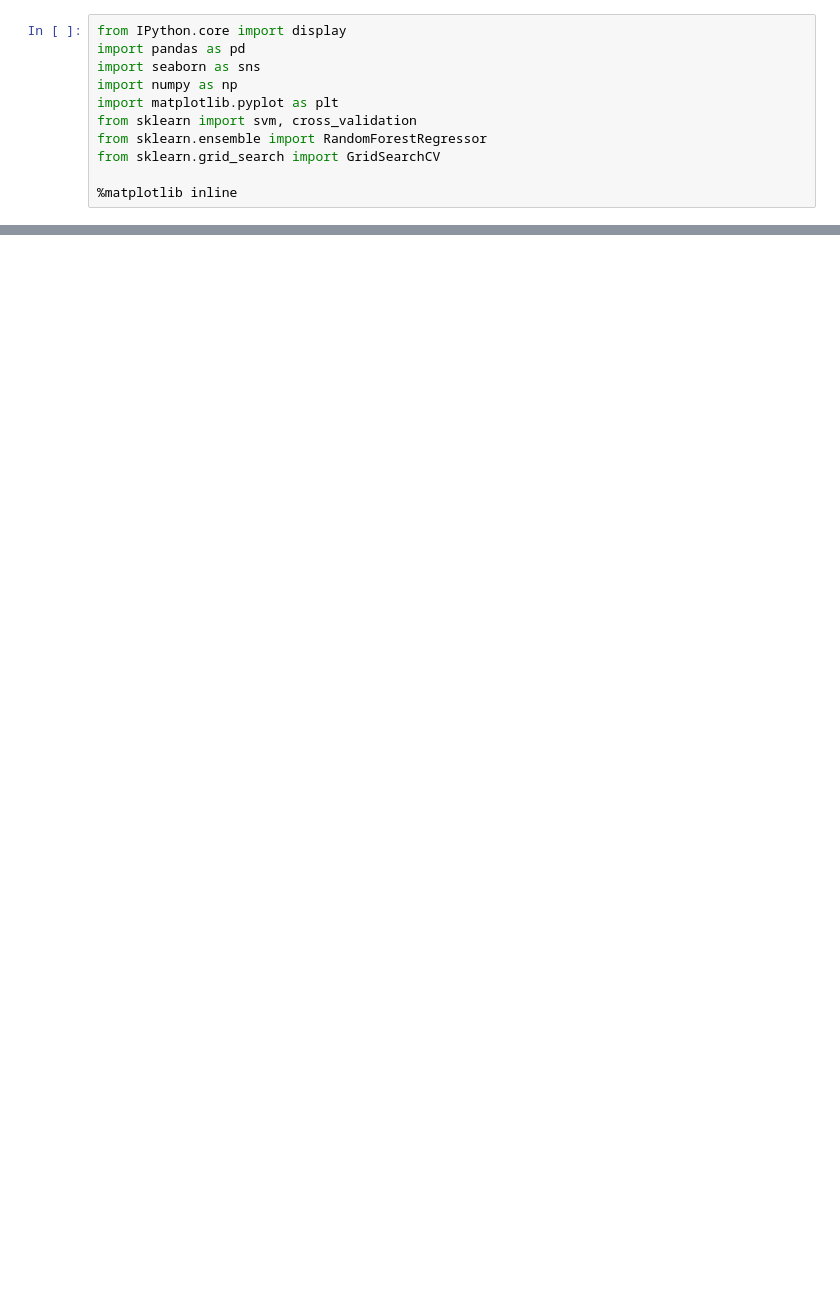
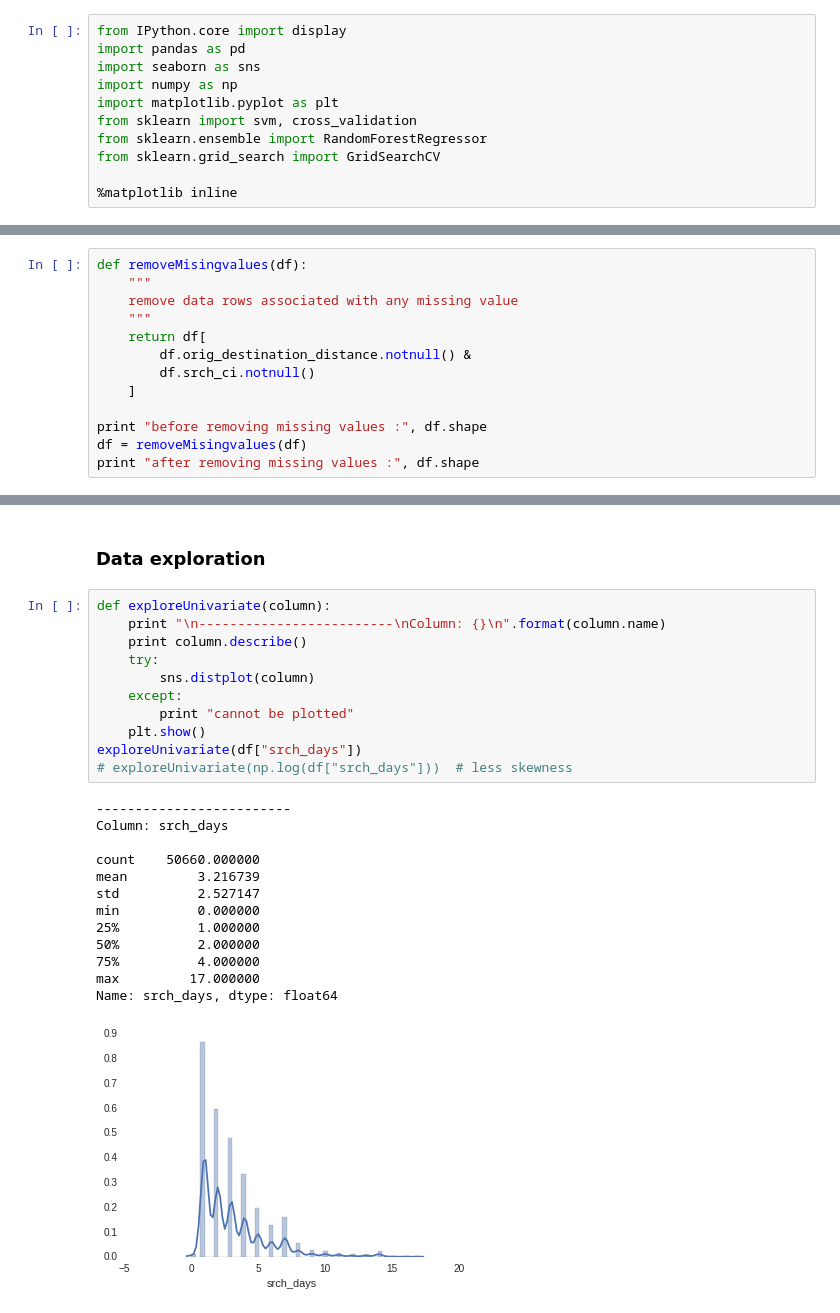
Before and after one commit to muatik/prp, a Jupyter notebook: expedia.ipynb, the cells around one changed output, grey strips where cells are left out. Cells and saved outputs as stored; diff of their text form; blank space fills up the shorter version.

```diff
--- a/expedia.ipynb
+++ b/expedia.ipynb
@@ -68,0 +141,13 @@ df.describe()
+# %%
+def removeMisingvalues(df):
+    """
+    remove data rows associated with any missing value
+    """
+    return df[
+        df.orig_destination_distance.notnull() &
+        df.srch_ci.notnull()
+    ]
+
+print "before removing missing values :", df.shape
+df = removeMisingvalues(df)
+print "after removing missing values :", df.shape
@@ -68,0 +177,27 @@ df.describe()
+# %% [markdown]
+### Data exploration
+# %%
+def exploreUnivariate(column):
+    print "\n-------------------------\nColumn: {}\n".format(column.name)
+    print column.describe()
+    try:
+        sns.distplot(column)
+    except:
+        print "cannot be plotted"
+    plt.show()
+exploreUnivariate(df["srch_days"])
+# exploreUnivariate(np.log(df["srch_days"]))  # less skewness
+# %% [output]
+-------------------------
+Column: srch_days
+
+count    50660.000000
+mean         3.216739
+std          2.527147
+min          0.000000
+25%          1.000000
+50%          2.000000
+75%          4.000000
+max         17.000000
+Name: srch_days, dtype: float64
+[figure, added]
```
Also changed, not shown: parts of 12 cells of this notebook.
